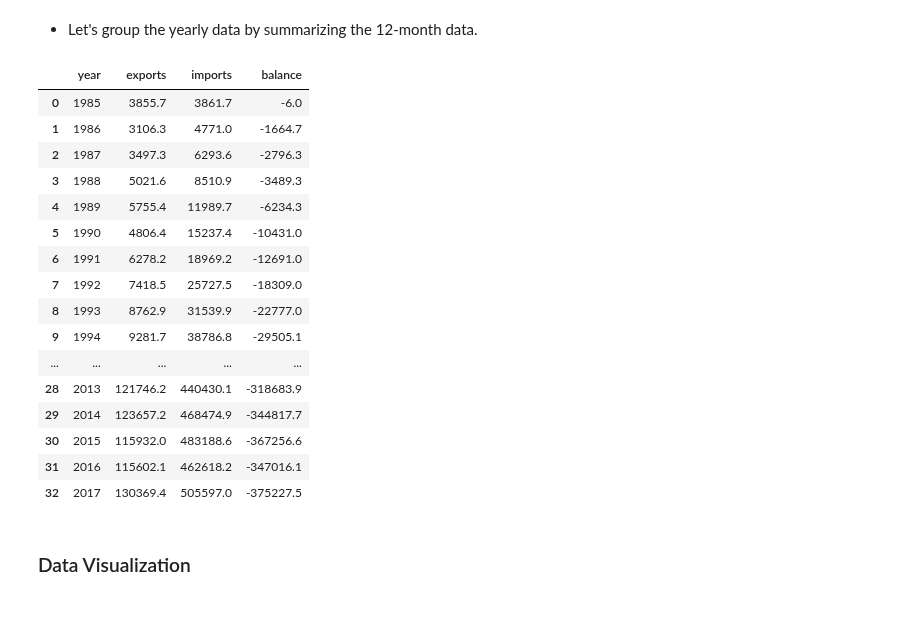
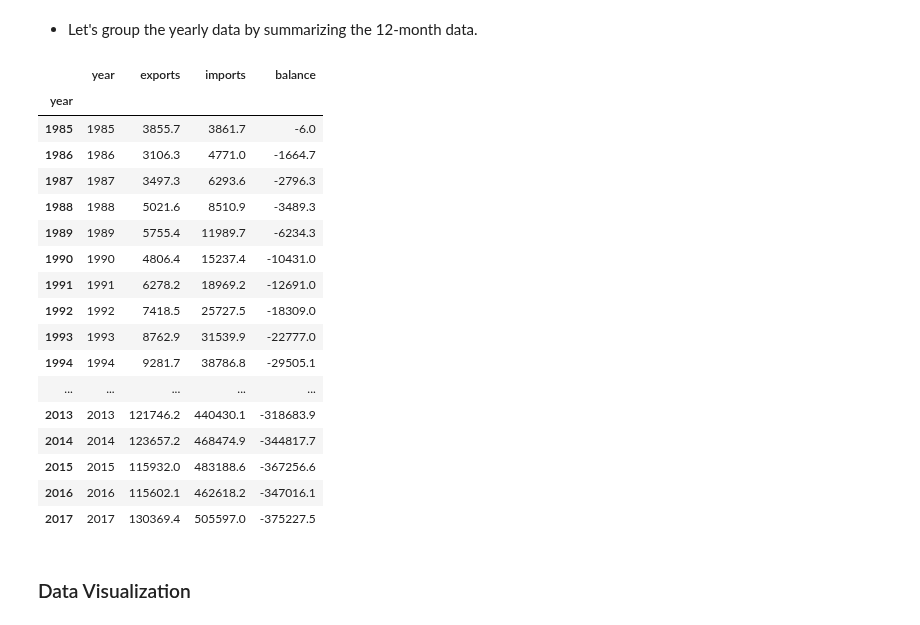
Before and after one commit to zjohnwei/analyze-U.S.-China-trade-deficit, a Jupyter notebook: US-China-Trade-Data-Analysis.ipynb, the cells around one changed output. Drawn from its saved outputs; the diff is of its cells as text; code cells hidden in the pictures.

```diff
--- a/US-China-Trade-Data-Analysis.ipynb
+++ b/US-China-Trade-Data-Analysis.ipynb
@@ -304,33 +304,34 @@ trade_data
 # %%
 import numpy as np
 # we group the column data by based on the 'year' column
 trade_data_yearly_grouped=trade_data.groupby(['year'])
 # we apply the np.sum() function to summarize the value for each year
 trade_data_yearly=trade_data_yearly_grouped.agg(np.sum)
 # we want to recove the year column by copying the dataframe index, which is our 'year' data
 trade_data_yearly['year']=trade_data_yearly.index
 # we reorder the data
 trade_data_yearly=trade_data_yearly[['year', 'exports', 'imports', 'balance']]
 # our index is 'year', we will reset the index
-trade_data_yearly=trade_data_yearly.reset_index(drop=True)
+#trade_data_yearly=trade_data_yearly.reset_index(drop=True)
 trade_data_yearly
 # %% [output]
 |  | year | exports | imports | balance |
-| 0 | 1985 | 3855.7 | 3861.7 | -6.0 |
-| 1 | 1986 | 3106.3 | 4771.0 | -1664.7 |
-| 2 | 1987 | 3497.3 | 6293.6 | -2796.3 |
-| 3 | 1988 | 5021.6 | 8510.9 | -3489.3 |
-| 4 | 1989 | 5755.4 | 11989.7 | -6234.3 |
-| 5 | 1990 | 4806.4 | 15237.4 | -10431.0 |
-| 6 | 1991 | 6278.2 | 18969.2 | -12691.0 |
-| 7 | 1992 | 7418.5 | 25727.5 | -18309.0 |
-| 8 | 1993 | 8762.9 | 31539.9 | -22777.0 |
-| 9 | 1994 | 9281.7 | 38786.8 | -29505.1 |
+| year |  |  |  |  |
+| 1985 | 1985 | 3855.7 | 3861.7 | -6.0 |
+| 1986 | 1986 | 3106.3 | 4771.0 | -1664.7 |
+| 1987 | 1987 | 3497.3 | 6293.6 | -2796.3 |
+| 1988 | 1988 | 5021.6 | 8510.9 | -3489.3 |
+| 1989 | 1989 | 5755.4 | 11989.7 | -6234.3 |
+| 1990 | 1990 | 4806.4 | 15237.4 | -10431.0 |
+| 1991 | 1991 | 6278.2 | 18969.2 | -12691.0 |
+| 1992 | 1992 | 7418.5 | 25727.5 | -18309.0 |
+| 1993 | 1993 | 8762.9 | 31539.9 | -22777.0 |
+| 1994 | 1994 | 9281.7 | 38786.8 | -29505.1 |
 | ... | ... | ... | ... | ... |
-| 28 | 2013 | 121746.2 | 440430.1 | -318683.9 |
-| 29 | 2014 | 123657.2 | 468474.9 | -344817.7 |
-| 30 | 2015 | 115932.0 | 483188.6 | -367256.6 |
-| 31 | 2016 | 115602.1 | 462618.2 | -347016.1 |
-| 32 | 2017 | 130369.4 | 505597.0 | -375227.5 |
+| 2013 | 2013 | 121746.2 | 440430.1 | -318683.9 |
+| 2014 | 2014 | 123657.2 | 468474.9 | -344817.7 |
+| 2015 | 2015 | 115932.0 | 483188.6 | -367256.6 |
+| 2016 | 2016 | 115602.1 | 462618.2 | -347016.1 |
+| 2017 | 2017 | 130369.4 | 505597.0 | -375227.5 |
 # %% [markdown]
 ### Data Visualization
```
Also changed, not shown: parts of 7 cells of this notebook.
